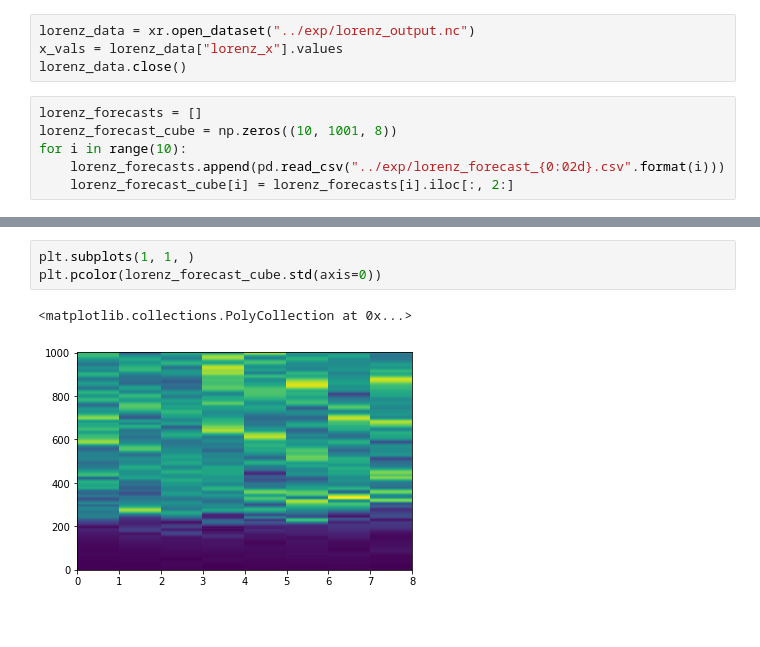
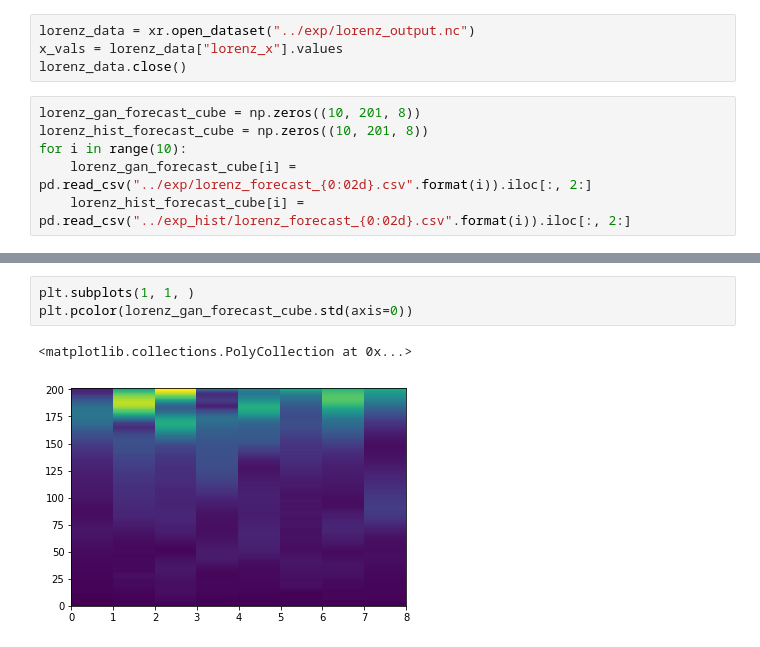
Before and after one commit to djgagne/lorenz_gan, a Jupyter notebook: notebooks/lorenz_gan_eval.ipynb, the cells around one changed output, grey strips where cells are left out. Cells and saved outputs as stored; diff of their text form.

```diff
--- a/notebooks/lorenz_gan_eval.ipynb
+++ b/notebooks/lorenz_gan_eval.ipynb
@@ -284,10 +284,10 @@ lorenz_data = xr.open_dataset("../exp/lorenz_output.nc")
 x_vals = lorenz_data["lorenz_x"].values
 lorenz_data.close()
 # %%
-lorenz_forecasts = []
-lorenz_forecast_cube = np.zeros((10, 1001, 8))
+lorenz_gan_forecast_cube = np.zeros((10, 201, 8))
+lorenz_hist_forecast_cube = np.zeros((10, 201, 8))
 for i in range(10):
-    lorenz_forecasts.append(pd.read_csv("../exp/lorenz_forecast_{0:02d}.csv".format(i)))
-    lorenz_forecast_cube[i] = lorenz_forecasts[i].iloc[:, 2:]
+    lorenz_gan_forecast_cube[i] = pd.read_csv("../exp/lorenz_forecast_{0:02d}.csv".format(i)).iloc[:, 2:]
+    lorenz_hist_forecast_cube[i] = pd.read_csv("../exp_hist/lorenz_forecast_{0:02d}.csv".format(i)).iloc[:, 2:]
 # %%
 plt.figure(figsize=(15, 5))
@@ -318,9 +330,9 @@ plt.ylabel("X {0}".format(x_val))
 # %%
 plt.subplots(1, 1, )
-plt.pcolor(lorenz_forecast_cube.std(axis=0))
+plt.pcolor(lorenz_gan_forecast_cube.std(axis=0))
 # %% [output]
 <matplotlib.collections.PolyCollection at 0x...>
-[figure, old version]
+[figure, new version]
 # %%
 np.percentile(lorenz_forecast_cube[:, :, x_val], 90, axis=0).shape
 # %% [output]
```
Also changed, not shown: parts of 14 cells of this notebook, 2 other files.
